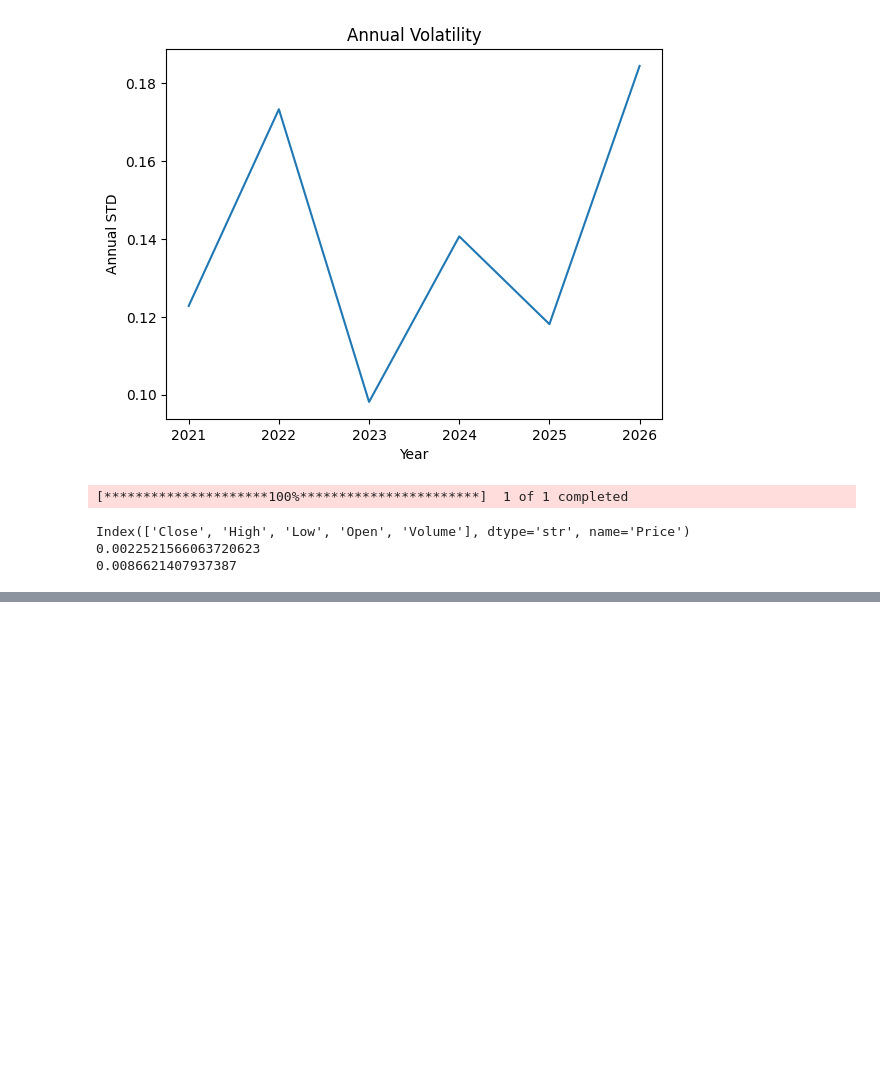
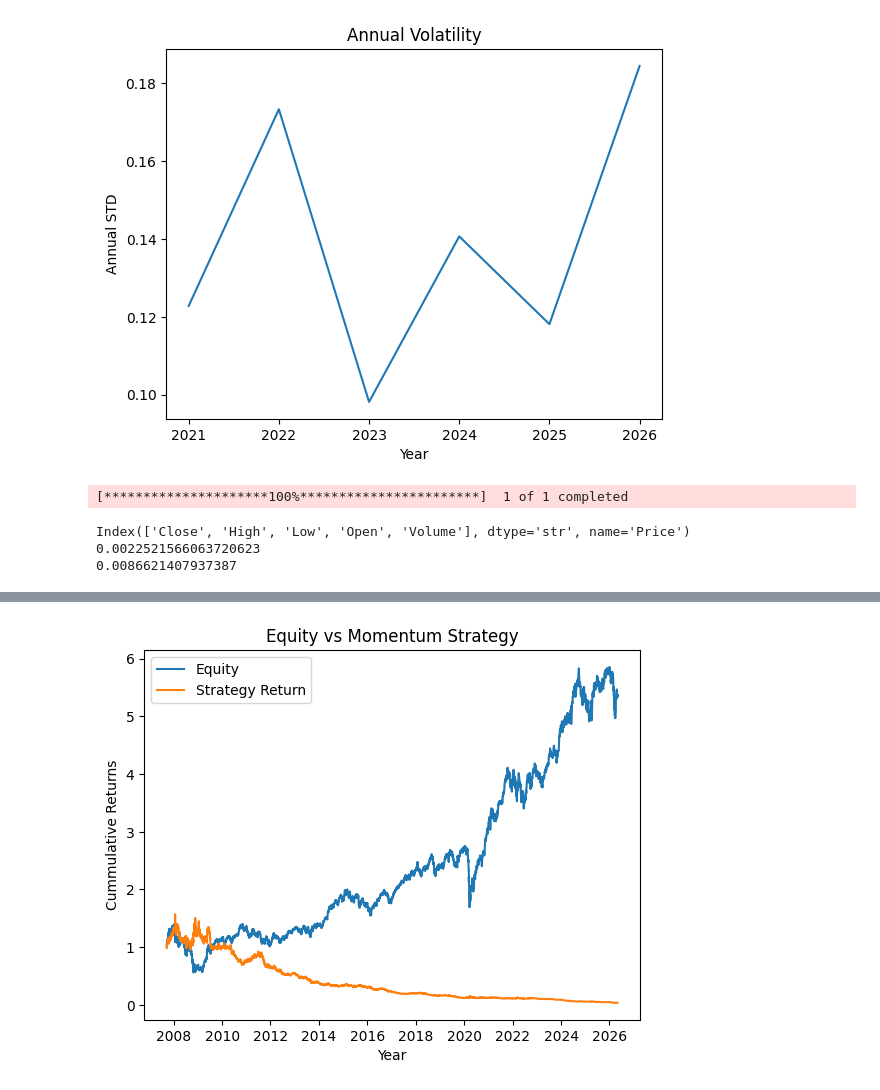
Before and after one commit to varungarg983/quant-trading-research, a Jupyter notebook: nifty_research.ipynb, the cells around one changed output, grey strips where cells are left out. Saved outputs shown, nothing was run; the diff lists cells and outputs as text; code cells hidden in the pictures; blank space fills up the shorter version.

Commit message:
Momemtum Strategy trial

```diff
--- a/nifty_research.ipynb
+++ b/nifty_research.ipynb
@@ -190,0 +191,8 @@ Per trade Cost Percent:  0.16%; Annual cost percent:  31.38%
+# %%
+df = yf.download("^NSEI",end= "2026-05-05", start="2001-01-01")
+df.columns = df.columns.droplevel(1)
+df['return'] = df['Close'].pct_change()
+df['signal'] = np.where(df['return'].shift(1)>0,1,0) #1 refer to long and 0 refer to short
+# We will drop first 2 rows as those has no significance here. because we cannot have a signal withpout having last days return
+df['stg_return'] = np.nan
+df
@@ -190,0 +215,8 @@ Per trade Cost Percent:  0.16%; Annual cost percent:  31.38%
+# %%
+for i in range(2,len(df)):
+    if df.iloc[i-1, 6] == 1:
+        df.iloc[i,7] = df.iloc[i,3]/df.iloc[i-1,3]-1
+    else:
+        df.iloc[i,7] = -(df.iloc[i,3]/df.iloc[i-1,3]-1)
+
+df
@@ -190,0 +238,6 @@ Per trade Cost Percent:  0.16%; Annual cost percent:  31.38%
+# %%
+df['trans_cost'] = float(0)
+for i in range(2,len(df)):
+    if df.iloc[i,6] != df.iloc[i-1,6]:
+        df.iloc[i,8] = float(0.0016)
+print(df.head(20))
@@ -190,0 +262,4 @@ Per trade Cost Percent:  0.16%; Annual cost percent:  31.38%
+# %%
+df['net_return'] = df['stg_return'] - df['trans_cost']
+df['cum_return'] = (df['net_return']+1).cumprod()
+df
@@ -190,0 +281,10 @@ Per trade Cost Percent:  0.16%; Annual cost percent:  31.38%
+# %%
+plt.plot((df['return']+1).cumprod(),label= 'Equity')
+plt.plot(df['cum_return'], label= 'Strategy Return')
+plt.xlabel('Year')
+plt.ylabel('Cummulative Returns')
+plt.title('Equity vs Momentum Strategy')
+plt.legend()
+plt.show()
+# %% [output]
+[figure, added]
```
Also changed, not shown: parts of 10 cells of this notebook, 2 other files.
